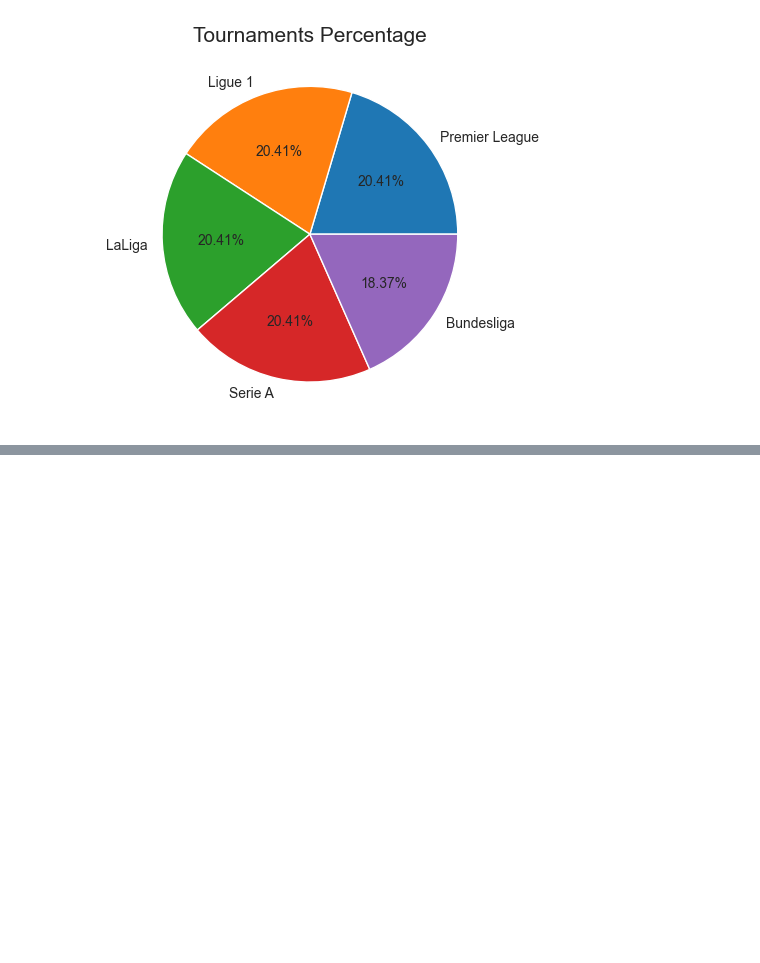
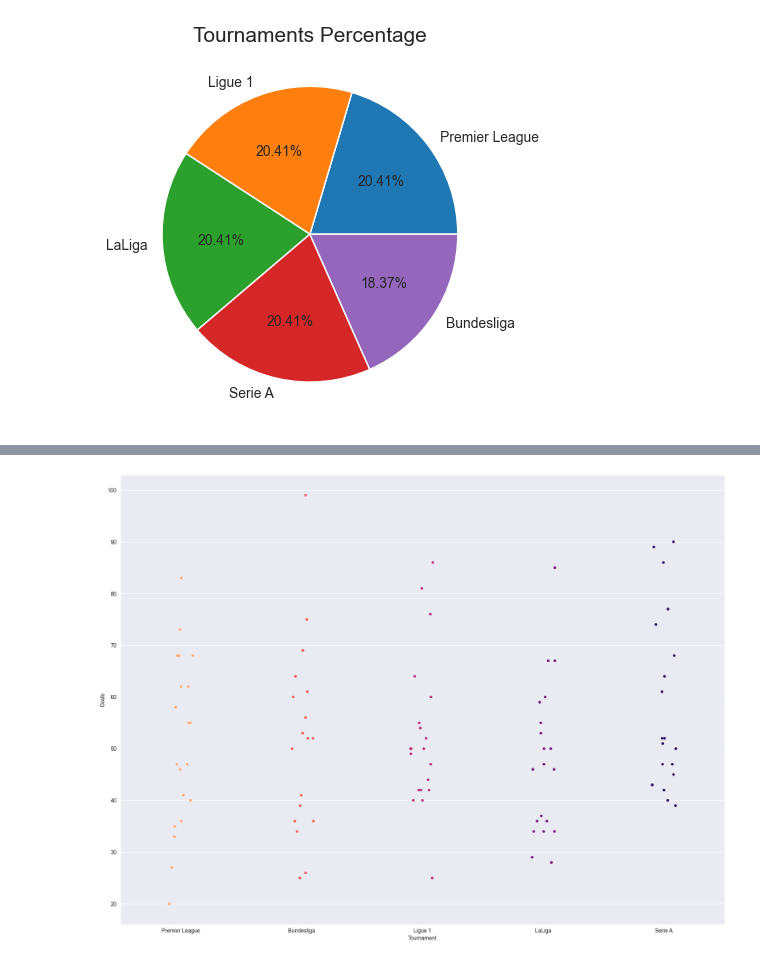
Before and after one commit to pooyanosk1382/Ratings, a Jupyter notebook: Ratings.ipynb, the cells around one changed output, grey strips where cells are left out. Cells and saved outputs as stored; diff of their text form; code cells hidden in the pictures; blank space fills up the shorter version.

```diff
--- a/Ratings.ipynb
+++ b/Ratings.ipynb
@@ -144,0 +153,6 @@ plt.show()
+# %%
+plt.figure(figsize=(20,15))
+sns.stripplot(x=df.Tournament, y=df.Goals, palette='magma_r')
+plt.show()
+# %% [output]
+[figure, added]
```
Also changed, not shown: parts of 7 cells of this notebook.
